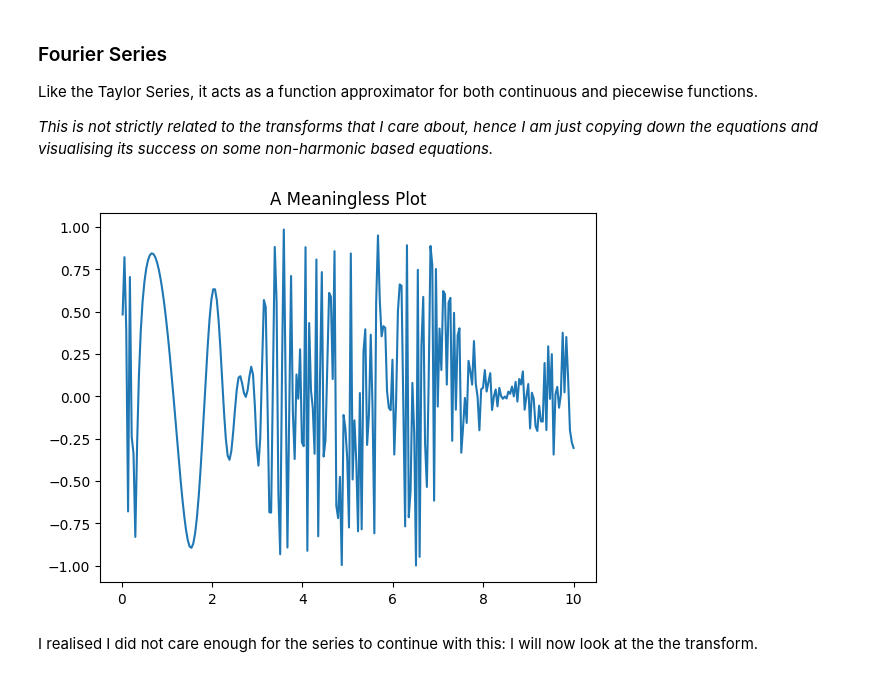
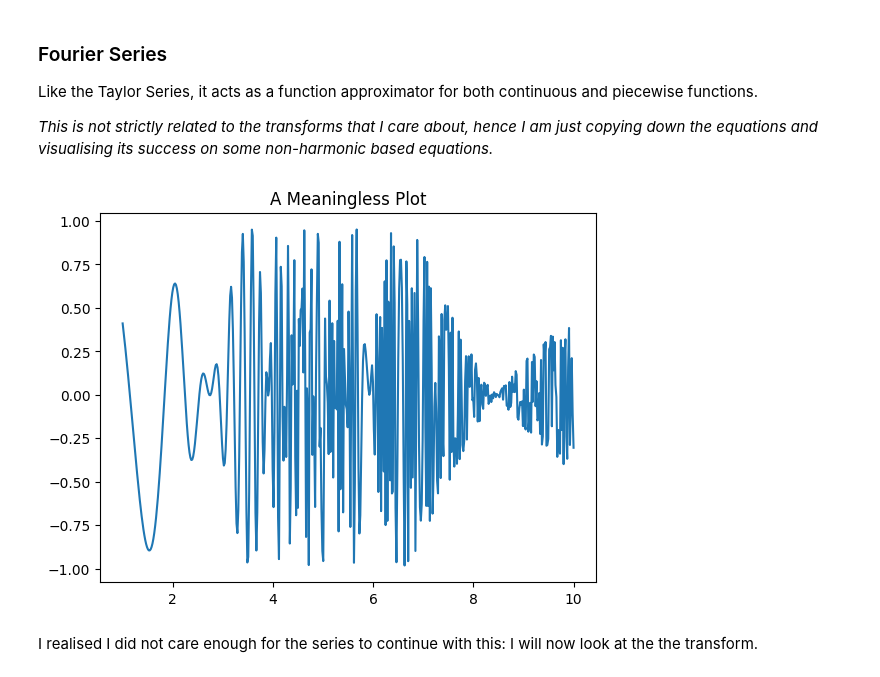
Before and after one commit to r-okotie179/projectTantalus, a Jupyter notebook: fourier_transforms.ipynb, the cells around one changed output. Cells and saved outputs as stored; diff of their text form; code cells hidden in the pictures.

```diff
--- a/fourier_transforms.ipynb
+++ b/fourier_transforms.ipynb
@@ -8,14 +12,10 @@ Like the Taylor Series, it acts as a function approximator for both continuous a
 # %%
-import numpy as np
-import math
-import matplotlib.pyplot as plt
-
-x = np.linspace(-10,10,500)
+x = np.linspace(1,10,500)
 f = np.sin(np.exp(x)) * np.cos(np.tan(np.log(x))) # known functio
 plt.plot(x,f)
 plt.title("A Meaningless Plot")
 plt.show()
 # %% [output]
-[figure, old version]
+[figure, new version]
 # %% [markdown]
 I realised I did not care enough for the series to continue with this: I will now look at the the transform.
```
Also changed, not shown: parts of 3 cells of this notebook.
